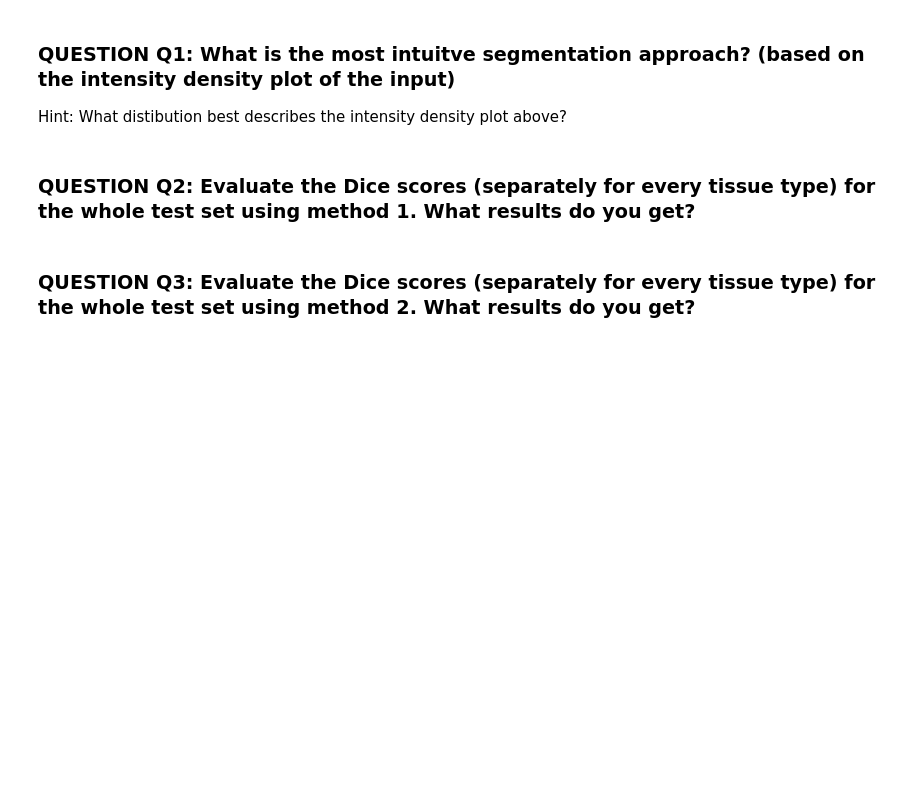
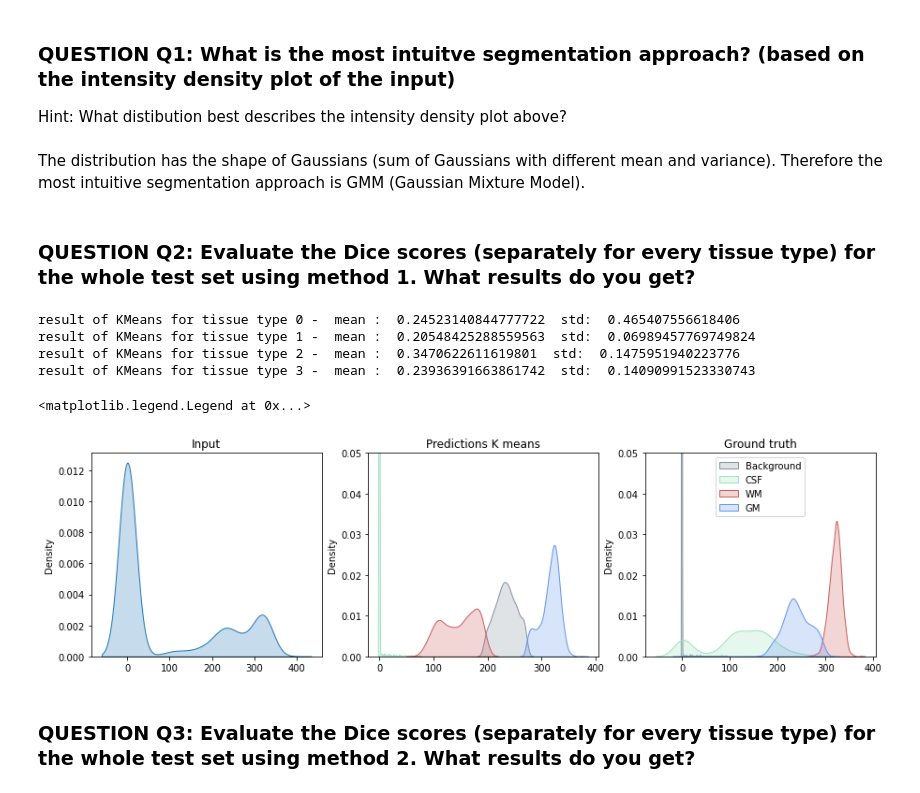
Before and after one commit to pascutc98/ai-in-medicine-practical2, a Jupyter notebook: segmentation_main.ipynb, the cells around one changed output. Drawn from its saved outputs; the diff is of its cells as text; code cells hidden in the pictures; blank space fills up the shorter version.

```diff
--- a/segmentation_main.ipynb
+++ b/segmentation_main.ipynb
@@ -252,5 +199,8 @@ HINT: You can evaluate every volume slice-by-slice if the whole volume does not
 # %% [markdown]
 ### QUESTION Q1: What is the most intuitve segmentation approach? (based on the intensity density plot of the input)
 Hint: What distibution best describes the intensity density plot above?
+# %% [markdown]
+The distribution has the shape of Gaussians (sum
+of Gaussians with different mean and variance). Therefore the most intuitive segmentation approach is GMM (Gaussian Mixture Model).
 # %% [markdown]
 ### QUESTION Q2: Evaluate the Dice scores (separately for every tissue type) for the whole test set using method 1. What results do you get?
@@ -267,2 +207,64 @@ sns_plot_1 = None
+# %%
+# Unsupervised method 1
+# --------------------------- ADD YOUR CODE HERE ------------------------------
+from sklearn.cluster import KMeans
+pred_seg_1 = []
+shape = load_nii(test_files[0]).shape
+for i in range(len(test_files)):
+  kmeans = KMeans(n_clusters = 4).fit_predict(load_nii(test_files[i]).flatten().reshape(-1,1))
+  kmeans = kmeans.reshape(shape)
+  pred_seg_1.append(kmeans)
+
+mean00, std00 = Dice(pred_seg_1, segmentations_test, 0)
+mean11, std11 = Dice(pred_seg_1, segmentations_test, 1)
+mean22, std22 = Dice(pred_seg_1, segmentations_test, 2)
+mean33, std33 = Dice(pred_seg_1, segmentations_test, 3)
+
+print("result of KMeans for tissue type 0 -  mean : ",  mean00, " std: ", std00)
+print("result of KMeans for tissue type 1 -  mean : ",  mean11, " std: ", std11)
+print("result of KMeans for tissue type 2 -  mean : ",  mean22, " std: ", std22)
+print("result of KMeans for tissue type 3 -  mean : ",  mean33, " std: ", std33)
+# ----------------------------------- END -------------------------------------
+# %% [output]
+result of KMeans for tissue type 0 -  mean :  0.24523140844777722  std:  0.465407556618406
+result of KMeans for tissue type 1 -  mean :  0.20548425288559563  std:  0.06989457769749824
+result of KMeans for tissue type 2 -  mean :  0.3470622611619801  std:  0.1475951940223776
+result of KMeans for tissue type 3 -  mean :  0.23936391663861742  std:  0.14090991523330743
+# %%
+# Plot the obtained results for volume 0 and axial slice 47 of the validations set (density estimations)
+# --------------------------- ADD YOUR CODE HERE ------------------------------
+
+slice_id = 0
+img = load_nii(test_files[slice_id])[:,:,47].flatten()
+pred1 = pred_seg_1[slice_id][:,:,47].flatten()
+seg_ = segmentations_test[slice_id][:,:,47].flatten()
+
+fig, axes = plt.subplots(1, 3, figsize=(15, 4), sharey=False)
+
+sns.kdeplot(img, ax=axes[0], fill=True)
+axes[0].set_title('Input')
+
+sns.kdeplot(img[np.argwhere(pred1 == 0)][:, 0], ax=axes[1], fill=True, color='#85929E', label='Background', legend=True)
+sns.kdeplot(img[np.argwhere(pred1 == 1)][:, 0], ax=axes[1], fill=True, color='#9FE2BF', label='CSF', legend=True)
+sns.kdeplot(img[np.argwhere(pred1 == 3)][:, 0], ax=axes[1], fill=True, color='#CD5C5C', label='WM', legend=True)
+sns.kdeplot(img[np.argwhere(pred1 == 2)][:, 0], ax=axes[1], fill=True, color='#6495ED', label='GM', legend=True)
+axes[1].set_ylim(0, 0.05)
+axes[1].set_title('Predictions K means')
+#plt.legend(loc=9, labels=['Background', 'CSF', 'WM', 'GM'])
+
+
+
+
+sns.kdeplot(img[np.argwhere(seg_ == 0)][:, 0], ax=axes[2], fill=True, color='#85929E', label='Background', legend=True)
+sns.kdeplot(img[np.argwhere(seg_ == 1)][:, 0], ax=axes[2], fill=True, color='#9FE2BF', label='CSF', legend=True)
+sns.kdeplot(img[np.argwhere(seg_ == 3)][:, 0], ax=axes[2], fill=True, color='#CD5C5C', label='WM', legend=True)
+sns.kdeplot(img[np.argwhere(seg_ == 2)][:, 0], ax=axes[2], fill=True, color='#6495ED', label='GM', legend=True)
+axes[2].set_ylim(0, 0.05)
+axes[2].set_title('Ground truth')
+plt.legend(loc=9, labels=['Background', 'CSF', 'WM', 'GM'])
+# ----------------------------------- END -------------------------------------
+# %% [output]
+<matplotlib.legend.Legend at 0x...>
+[figure, added]
 # %% [markdown]
 ### QUESTION Q3: Evaluate the Dice scores (separately for every tissue type) for the whole test set using method 2. What results do you get?
```
Also changed, not shown: parts of 40 cells of this notebook, 1 other file.
